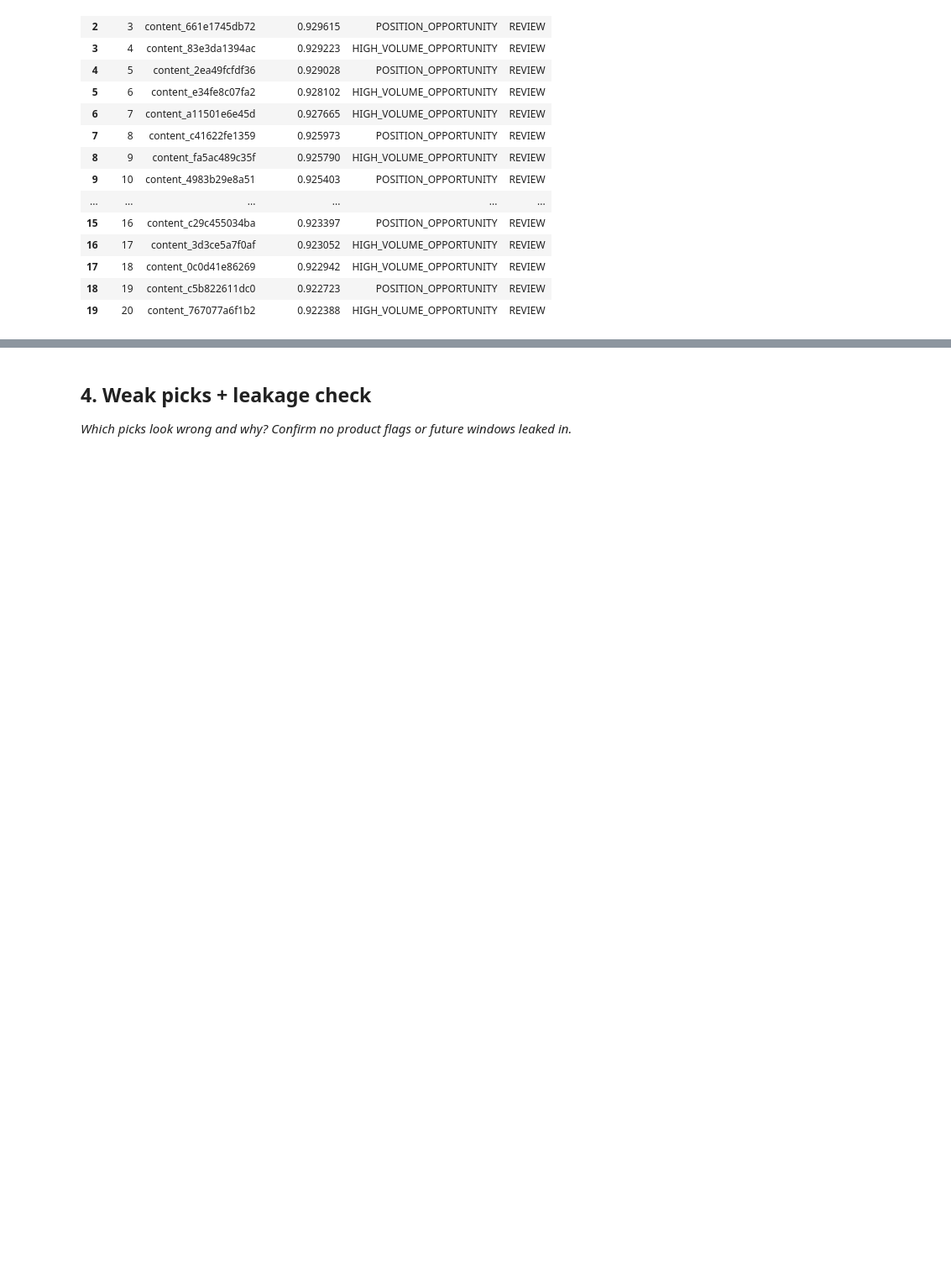
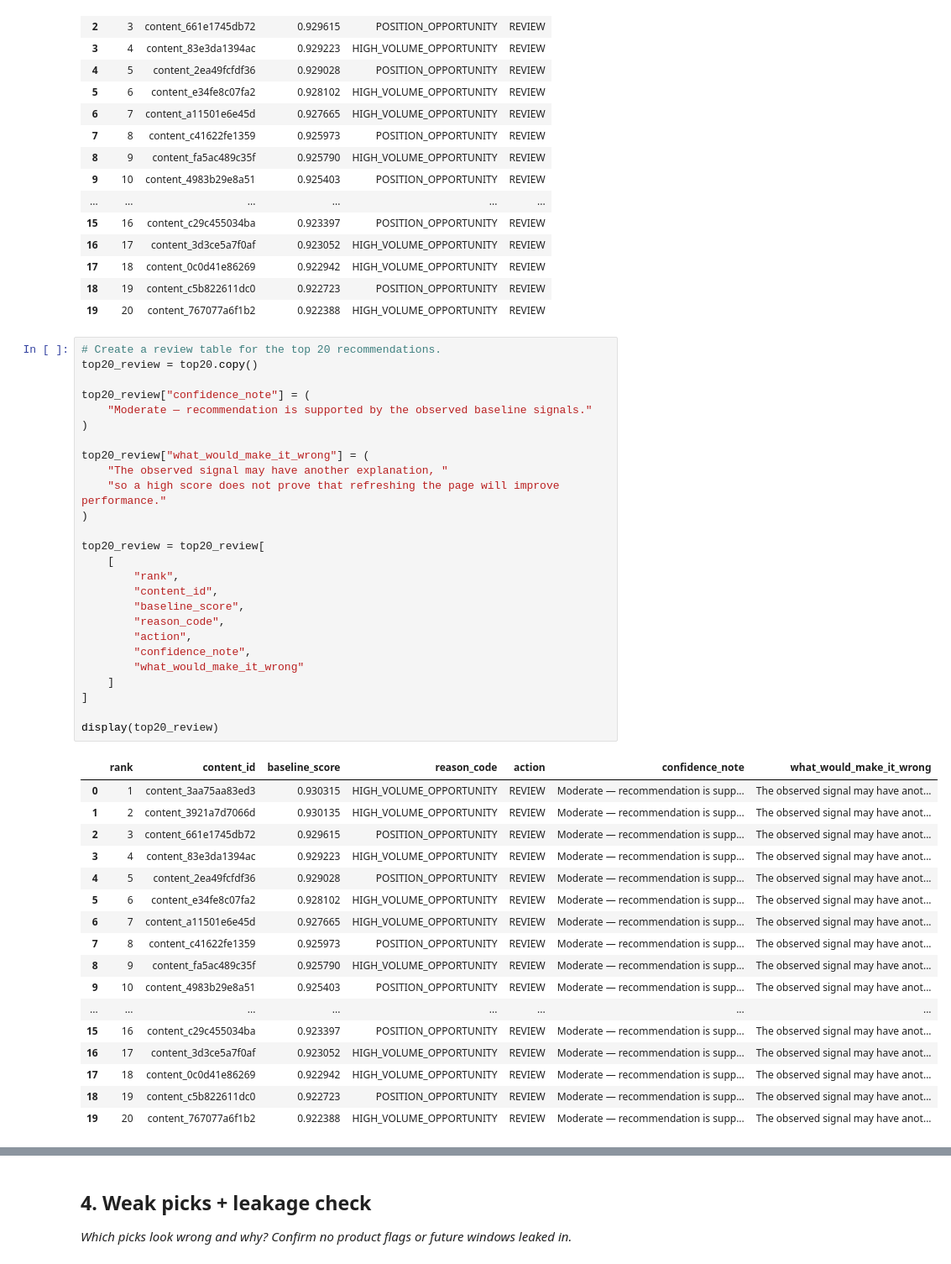
Before and after one commit to rishipatel092005/Fly-Rank-, a Jupyter notebook: work/notebooks/w04_baseline_score.ipynb, the cells around one changed output, grey strips where cells are left out. Shown at 84% size. Drawn from its saved outputs; the diff is of its cells as text; blank space fills up the shorter version.

```diff
--- a/work/notebooks/w04_baseline_score.ipynb
+++ b/work/notebooks/w04_baseline_score.ipynb
@@ -179,3 +260,47 @@ display(top20)
 | 17 | 18 | content_0c0d41e86269 | 0.922942 | HIGH_VOLUME_OPPORTUNITY | REVIEW |
 | 18 | 19 | content_c5b822611dc0 | 0.922723 | POSITION_OPPORTUNITY | REVIEW |
 | 19 | 20 | content_767077a6f1b2 | 0.922388 | HIGH_VOLUME_OPPORTUNITY | REVIEW |
+# %%
+# Create a review table for the top 20 recommendations.
+top20_review = top20.copy()
+
+top20_review["confidence_note"] = (
+    "Moderate — recommendation is supported by the observed baseline signals."
+)
+
+top20_review["what_would_make_it_wrong"] = (
+    "The observed signal may have another explanation, "
+    "so a high score does not prove that refreshing the page will improve performance."
+)
+
+top20_review = top20_review[
+    [
+        "rank",
+        "content_id",
+        "baseline_score",
+        "reason_code",
+        "action",
+        "confidence_note",
+        "what_would_make_it_wrong"
+    ]
+]
+
+display(top20_review)
+# %% [output]
+|  | rank | content_id | baseline_score | reason_code | action | confidence_note | what_would_make_it_wrong |
+| 0 | 1 | content_3aa75aa83ed3 | 0.930315 | HIGH_VOLUME_OPPORTUNITY | REVIEW | Moderate — recommendation is supp... | The observed signal may have anot... |
+| 1 | 2 | content_3921a7d7066d | 0.930135 | HIGH_VOLUME_OPPORTUNITY | REVIEW | Moderate — recommendation is supp... | The observed signal may have anot... |
+| 2 | 3 | content_661e1745db72 | 0.929615 | POSITION_OPPORTUNITY | REVIEW | Moderate — recommendation is supp... | The observed signal may have anot... |
+| 3 | 4 | content_83e3da1394ac | 0.929223 | HIGH_VOLUME_OPPORTUNITY | REVIEW | Moderate — recommendation is supp... | The observed signal may have anot... |
+| 4 | 5 | content_2ea49fcfdf36 | 0.929028 | POSITION_OPPORTUNITY | REVIEW | Moderate — recommendation is supp... | The observed signal may have anot... |
+| 5 | 6 | content_e34fe8c07fa2 | 0.928102 | HIGH_VOLUME_OPPORTUNITY | REVIEW | Moderate — recommendation is supp... | The observed signal may have anot... |
+| 6 | 7 | content_a11501e6e45d | 0.927665 | HIGH_VOLUME_OPPORTUNITY | REVIEW | Moderate — recommendation is supp... | The observed signal may have anot... |
+| 7 | 8 | content_c41622fe1359 | 0.925973 | POSITION_OPPORTUNITY | REVIEW | Moderate — recommendation is supp... | The observed signal may have anot... |
+| 8 | 9 | content_fa5ac489c35f | 0.925790 | HIGH_VOLUME_OPPORTUNITY | REVIEW | Moderate — recommendation is supp... | The observed signal may have anot... |
+| 9 | 10 | content_4983b29e8a51 | 0.925403 | POSITION_OPPORTUNITY | REVIEW | Moderate — recommendation is supp... | The observed signal may have anot... |
+| ... | ... | ... | ... | ... | ... | ... | ... |
+| 15 | 16 | content_c29c455034ba | 0.923397 | POSITION_OPPORTUNITY | REVIEW | Moderate — recommendation is supp... | The observed signal may have anot... |
+| 16 | 17 | content_3d3ce5a7f0af | 0.923052 | HIGH_VOLUME_OPPORTUNITY | REVIEW | Moderate — recommendation is supp... | The observed signal may have anot... |
+| 17 | 18 | content_0c0d41e86269 | 0.922942 | HIGH_VOLUME_OPPORTUNITY | REVIEW | Moderate — recommendation is supp... | The observed signal may have anot... |
+| 18 | 19 | content_c5b822611dc0 | 0.922723 | POSITION_OPPORTUNITY | REVIEW | Moderate — recommendation is supp... | The observed signal may have anot... |
+| 19 | 20 | content_767077a6f1b2 | 0.922388 | HIGH_VOLUME_OPPORTUNITY | REVIEW | Moderate — recommendation is supp... | The observed signal may have anot... |
```
Also changed, not shown: parts of 7 cells of this notebook.
